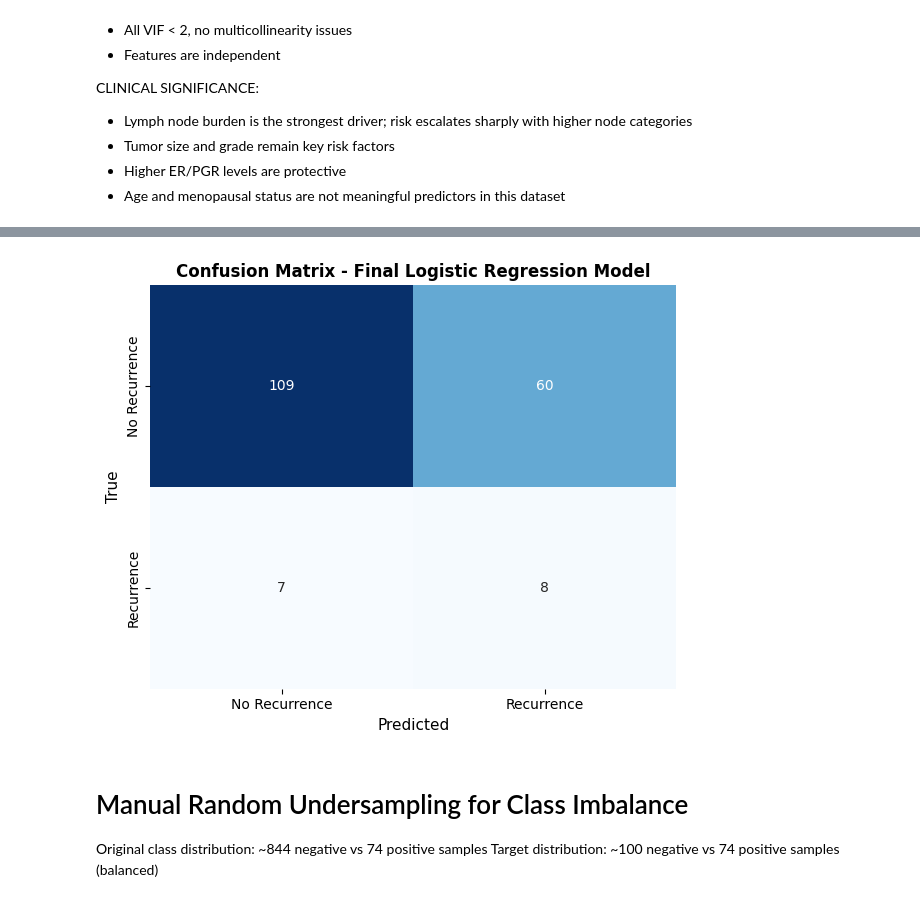
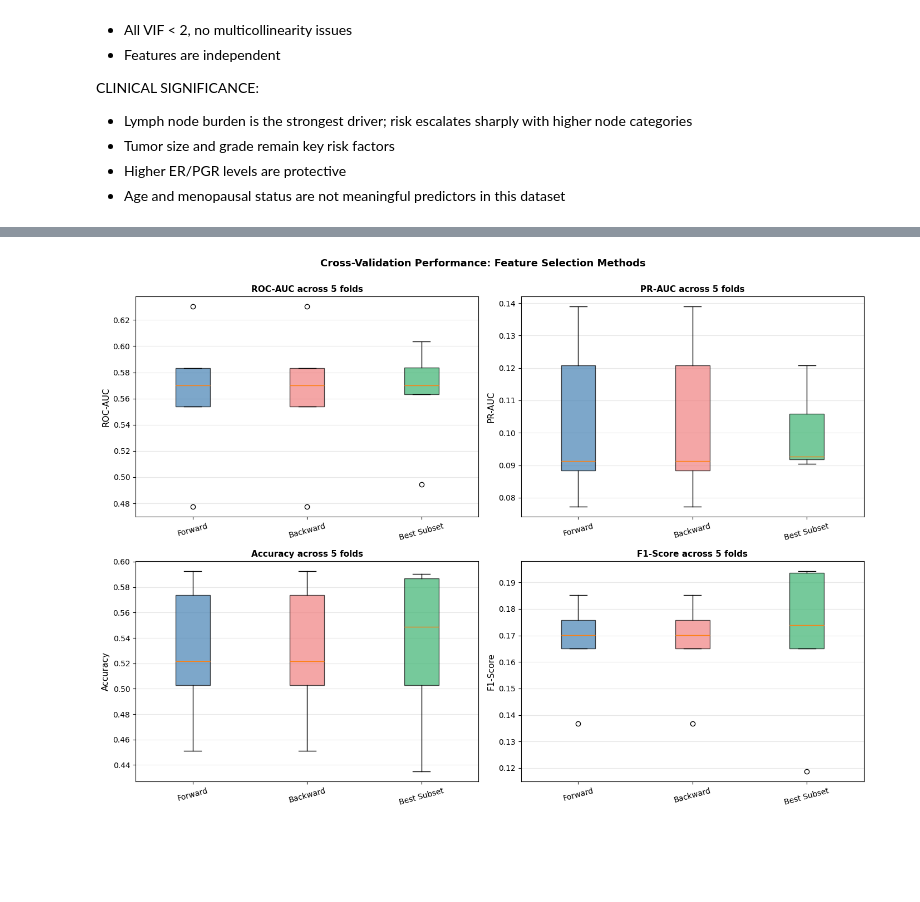
Before and after one commit to baricio00/Health-Informatics-2025-26, a Jupyter notebook: task1/task1_node_zero.ipynb, the cells around one changed output, grey strips where cells are left out. Saved outputs shown, nothing was run; the diff lists cells and outputs as text; code cells hidden in the pictures; blank space fills up the shorter version.

```diff
--- a/task1/task1_node_zero.ipynb
+++ b/task1/task1_node_zero.ipynb
@@ -96,7 +96,7 @@ y = df_clean['target']
 # %%
 # Separate features by type
 cont_vars = ['age', 'er', 'pgr', 'er_log', 'pgr_log', 'age_x_grade', 'size_x_pgr', 'size_x_er', 'grade']
-cat_vars = ['size', 'meno', 'er_cat', 'pgr_cat', 'size_ord', 'age_bin']
+cat_vars = ['size', 'meno', 'er_cat', 'pgr_cat', 'size_ord', 'age_bin', 'hormon', 'chemo']
 
 # t-test is for parametric continuous variables, so we use Mann-Whitney U test for non-parametric continuous variables
 
@@ -160,7 +162,7 @@ print("\n" + "="*80)
 print("CATEGORICAL VARIABLES - Descriptive Statistics")
 print("="*80)
 
-categorical_vars = ['grade', 'size', 'meno', 'er_cat', 'pgr_cat', 'size_ord', 'age_bin']
+categorical_vars = ['grade', 'size', 'meno', 'er_cat', 'pgr_cat', 'size_ord', 'age_bin', 'hormon', 'chemo']
 
 for var in categorical_vars:
     ct = pd.crosstab(df_clean[var], y, margins=False)
@@ -471,20 +452,27 @@ Note: you may need to restart the kernel to use updated packages.
 # %%
+
 from sklearn.preprocessing import StandardScaler, OneHotEncoder
 from sklearn.compose import ColumnTransformer
 from sklearn.pipeline import Pipeline
 
 # 1. Define Features
-numerical = ['grade', 'size_x_pgr', 'age_bin']
+numerical = ['age_x_grade', 'size_x_pgr', 'er_log']
+categorical = ['hormon', 'chemo']
 
 # 2. Define Pipelines
 num_pipe = Pipeline([
     ('scaler', StandardScaler())
 ])
 
+cat_pipe = Pipeline([
+    ('onehot', OneHotEncoder(drop='if_binary'))
+])
+
 # 3. Combine into ColumnTransformer
 preprocessor = ColumnTransformer(
     transformers=[
-        ('num', num_pipe, numerical)
+        ('num', num_pipe, numerical),
+        ('cat', cat_pipe, categorical)
     ],
     verbose_feature_names_out=False
 )
@@ -849,18 +1006,36 @@ plt.show()
 # %%
-# Plot the confusion matrix
-plt.figure(figsize=(6, 5))
-sns.heatmap(cm, annot=True, fmt='d', cmap='Blues', cbar=False,
-            xticklabels=['No Recurrence', 'Recurrence'],
-            yticklabels=['No Recurrence', 'Recurrence'])
-plt.xlabel('Predicted', fontsize=11)
-plt.ylabel('True', fontsize=11)
-plt.title('Confusion Matrix - Final Logistic Regression Model', fontsize=12, fontweight='bold')
+fig, axes = plt.subplots(2, 2, figsize=(14, 10))
+metrics_to_plot = ['auc', 'pr_auc', 'accuracy', 'f1']
+metric_labels = ['ROC-AUC', 'PR-AUC', 'Accuracy', 'F1-Score']
+colors = ['steelblue', 'lightcoral', 'mediumseagreen']
+
+for idx, (metric, label) in enumerate(zip(metrics_to_plot, metric_labels)):
+    ax = axes[idx // 2, idx % 2]
+
+    box_data = []
+    box_labels = []
+
+    for method_name in ['forward', 'backward', 'best_subset']:
+        if len(fold_results[method_name][metric]) > 0:
+            box_data.append(fold_results[method_name][metric])
+            box_labels.append(method_name.replace('_', ' ').title())
+
+    if box_data:
+        bp = ax.boxplot(box_data, labels=box_labels, patch_artist=True)
+
+        # Color the boxes
+        for patch, color in zip(bp['boxes'], colors[:len(box_data)]):
+            patch.set_facecolor(color)
+            patch.set_alpha(0.7)
+
+        ax.set_ylabel(label, fontsize=11)
+        ax.set_title(f'{label} across {n_folds} folds', fontsize=11, fontweight='bold')
+        ax.grid(axis='y', alpha=0.3)
+        ax.tick_params(axis='x', rotation=15)
+
+plt.suptitle('Cross-Validation Performance: Feature Selection Methods',
+             fontsize=13, fontweight='bold', y=1.00)
 plt.tight_layout()
 plt.show()
 # %% [output]
-[figure, old version]
+[figure, new version]
-# %% [markdown]
-# Manual Random Undersampling for Class Imbalance
-
-Original class distribution: ~844 negative vs 74 positive samples
-Target distribution: ~100 negative vs 74 positive samples (balanced)
```
Also changed, not shown: parts of 31 cells of this notebook, 6 other files.
